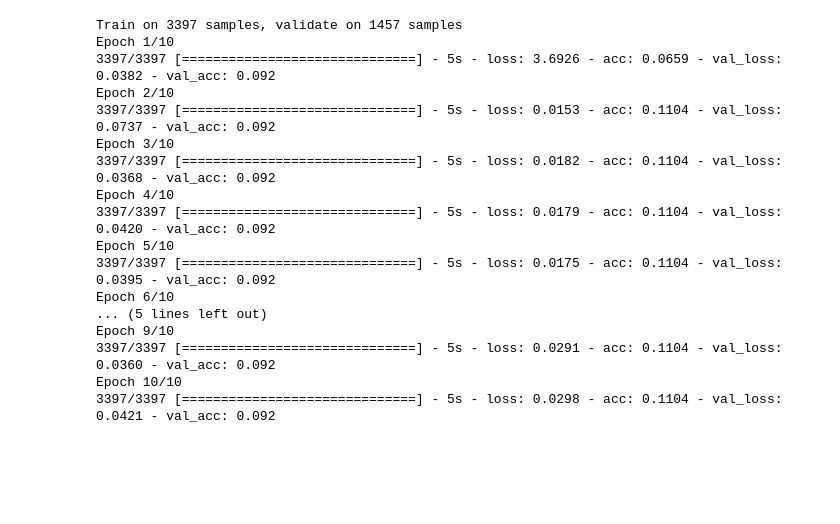
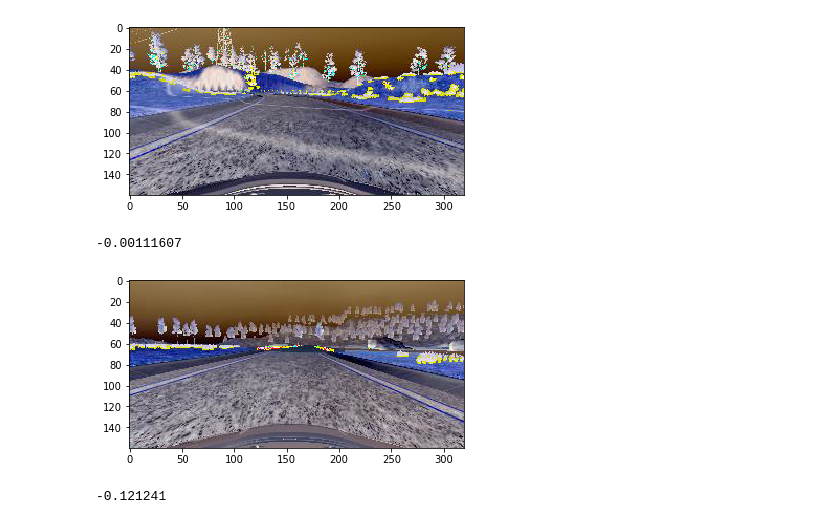
Before and after one commit to grodowski/CarND-Behavioral-Cloning-P3, a Jupyter notebook: Behavioral Cloning - Build and train the model.ipynb, the cells around one changed output. Saved outputs shown, nothing was run; the diff lists cells and outputs as text; code cells hidden in the pictures; blank space fills up the shorter version.

```diff
--- a/Behavioral Cloning - Build and train the model.ipynb
+++ b/Behavioral Cloning - Build and train the model.ipynb
@@ -49,33 +49,14 @@ y = np.array([line[steering_angle_idx] for line in telemetry], dtype=np.float32)
-# %%
-# Part 3: train the model
-from keras.models import Sequential
-from keras.layers import Dense, Flatten, Lambda
-from keras.layers.convolutional import Cropping2D
-
-model = Sequential()
-model.add(Cropping2D(cropping=((50,20), (0,0)), input_shape=(160,320,3)))
-model.add(Lambda(lambda x: x / 255.0 - .5))
-model.add(Flatten())
-model.add(Dense(1))
-
-model.compile(optimizer='adam', loss='mse', metrics=['accuracy'])
-model.fit(X, y, nb_epoch=10, batch_size=32, verbose=True, validation_split=0.3)
-model.save('model/model.h5')
-# %% [output]
-Train on 3397 samples, validate on 1457 samples
-Epoch 1/10
-3397/3397 [==============================] - 5s - loss: 3.6926 - acc: 0.0659 - val_loss: 0.0382 - val_acc: 0.092
-Epoch 2/10
-3397/3397 [==============================] - 5s - loss: 0.0153 - acc: 0.1104 - val_loss: 0.0737 - val_acc: 0.092
-Epoch 3/10
-3397/3397 [==============================] - 5s - loss: 0.0182 - acc: 0.1104 - val_loss: 0.0368 - val_acc: 0.092
-Epoch 4/10
-3397/3397 [==============================] - 5s - loss: 0.0179 - acc: 0.1104 - val_loss: 0.0420 - val_acc: 0.092
-Epoch 5/10
-3397/3397 [==============================] - 5s - loss: 0.0175 - acc: 0.1104 - val_loss: 0.0395 - val_acc: 0.092
-Epoch 6/10
-... (5 lines left out)
-Epoch 9/10
-3397/3397 [==============================] - 5s - loss: 0.0291 - acc: 0.1104 - val_loss: 0.0360 - val_acc: 0.092
-Epoch 10/10
-3397/3397 [==============================] - 5s - loss: 0.0298 - acc: 0.1104 - val_loss: 0.0421 - val_acc: 0.092
+# %%
+# Test generator and read_image_rgb
+test_gen_data = train_samples[0:2]
+test_gen = generator(test_gen_data, batch_size=1)
+for i in range(2):
+    x_data, y_data = next(test_gen)
+    plt.imshow(x_data[0])
+    plt.show()
+    print(y_data[0])
+# %% [output]
+[figure, added]
+-0.00111607
+[figure, added]
+-0.121241
```
Also changed, not shown: parts of 4 cells of this notebook, 1 other file.
